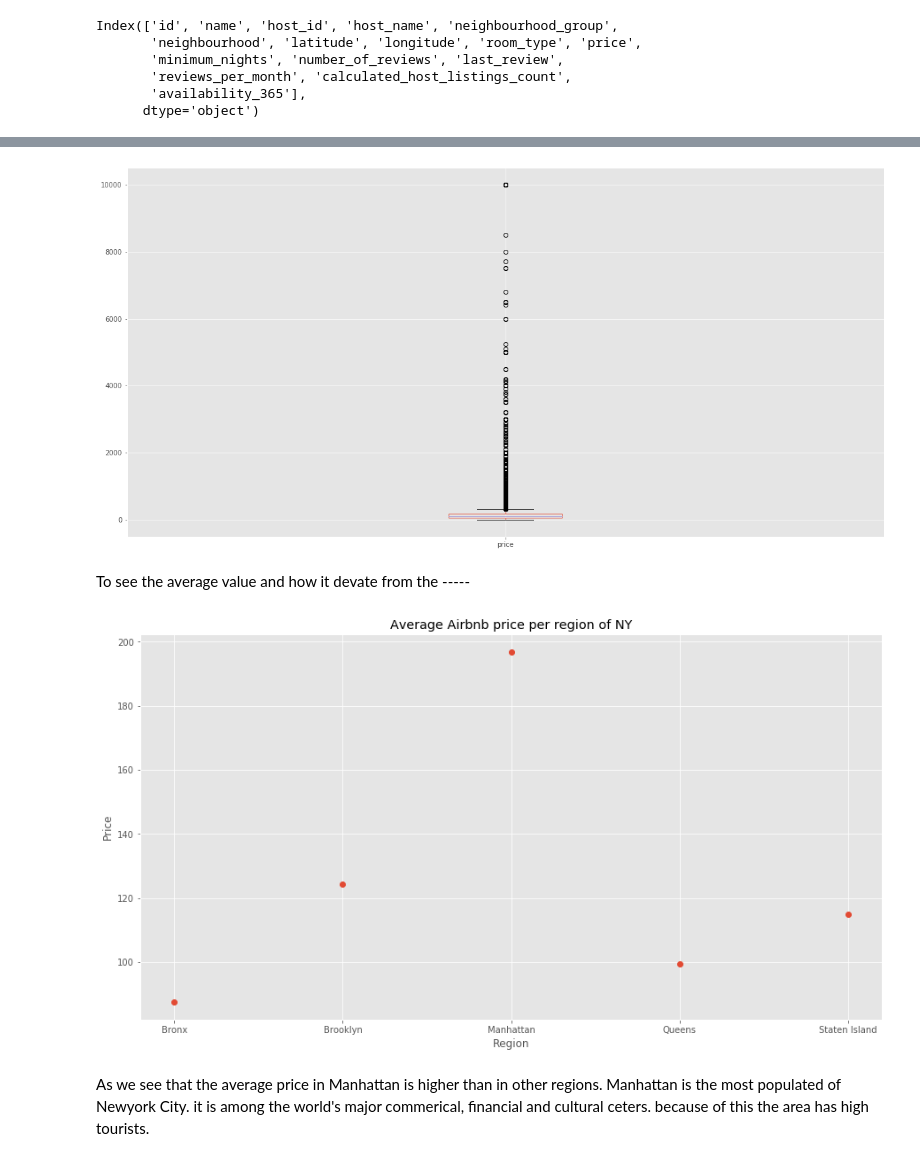
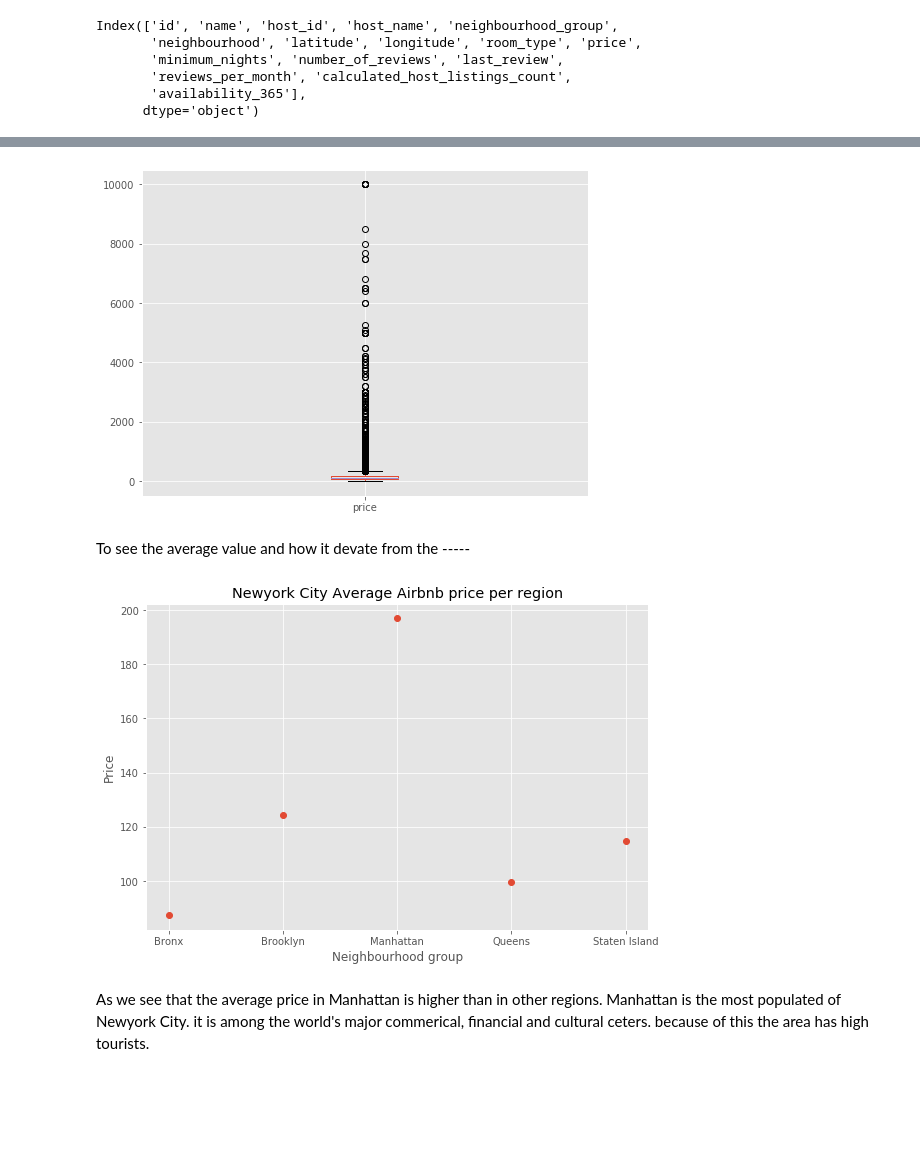
Before and after one commit to fastest-parrot/ml1-lab1, a Jupyter notebook: NY_Airbnb_Data_Analysis.ipynb, the cells around one changed output, grey strips where cells are left out. Drawn from its saved outputs; the diff is of its cells as text; code cells hidden in the pictures; blank space fills up the shorter version.

```diff
--- a/NY_Airbnb_Data_Analysis.ipynb
+++ b/NY_Airbnb_Data_Analysis.ipynb
@@ -163,20 +186,22 @@ No handles with labels found to put in legend.
 #data.room_type[data.neighbourhood_group == "..... "].value_counts(normalize = True).plot(kind = "bar", alpha= 0.5)
 #plt.title("room_type with neigbourhood_group")
 # %%
-plt.figure(figsize=(20,10))
+plt.figure(figsize=(8,6))
 data.boxplot(column='price', return_type='axes')
 plt.show()
 # %% [output]
-[figure, old version]
+[figure, new version]
 # %% [markdown]
 To see the average value and how it devate from the    -----
 # %%
+plt.figure(figsize = (9, 6))
 plt.plot(data.groupby(['neighbourhood_group'])['price'].mean().keys(),data.groupby(['neighbourhood_group'])['price'].mean().values,'o')
-plt.title('Average Airbnb price per region of NY')
+plt.title('Newyork City Average Airbnb price per region')
 plt.ylabel('Price')
-plt.xlabel('Region')
+plt.xlabel('Neighbourhood group')
+color = ['DarkBlue']
 plt.show()
 # %% [output]
-[figure, old version]
+[figure, new version]
 # %% [markdown]
 As we see that the average price in Manhattan is higher than in other regions. Manhattan is the most populated of Newyork City. it is among the world's major commerical, financial and cultural ceters. because of this the area has high tourists.
```
Also changed, not shown: parts of 20 cells of this notebook.
